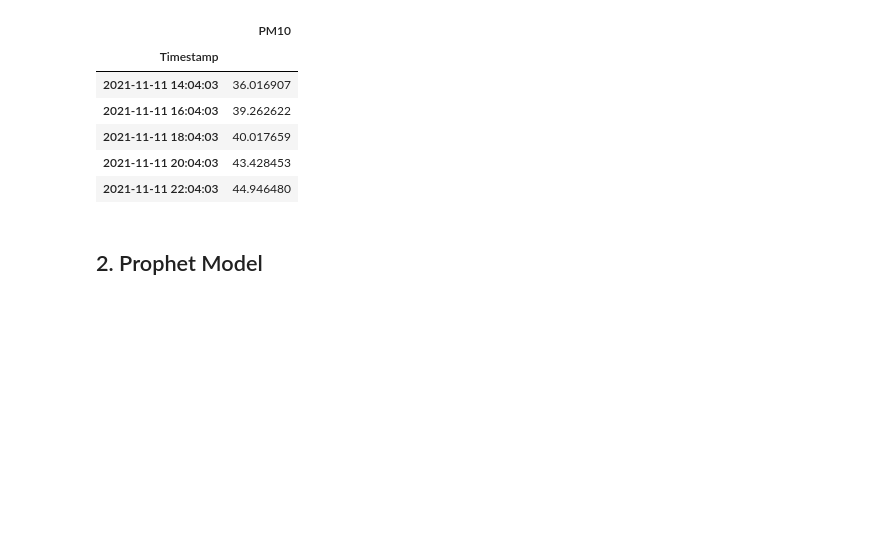
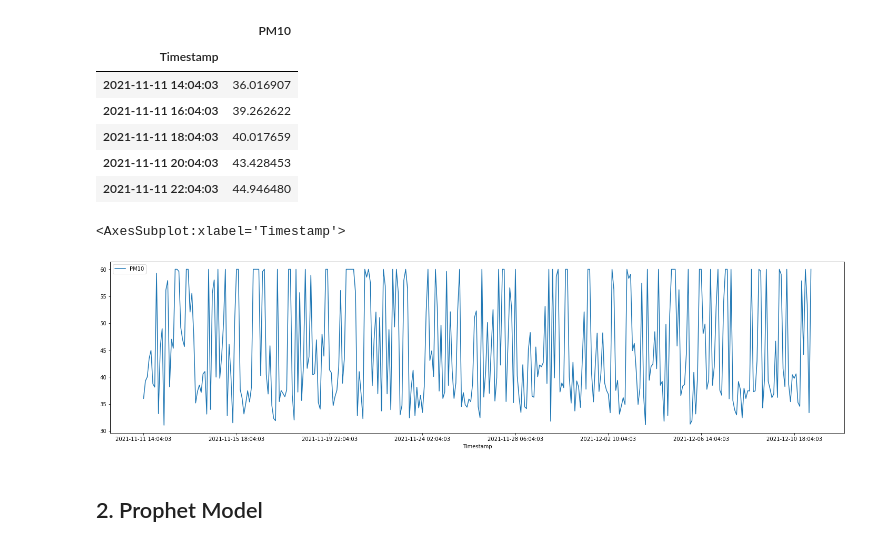
Before and after one commit to IanRayburn/Air_Quality_Prediction, a Jupyter notebook: Air_Quality_Pred.ipynb, the cells around one changed output. Drawn from its saved outputs; the diff is of its cells as text; code cells hidden in the pictures; blank space fills up the shorter version.

```diff
--- a/Air_Quality_Pred.ipynb
+++ b/Air_Quality_Pred.ipynb
@@ -45,2 +43,9 @@ df.head()
+# %%
+# Plotting data
+plt.rcParams['figure.figsize'] = [25, 6]
+df.plot()
+# %% [output]
+<AxesSubplot:xlabel='Timestamp'>
+[figure, added]
 # %% [markdown]
 ## 2. Prophet Model
```
Also changed, not shown: parts of 1 cell of this notebook.
